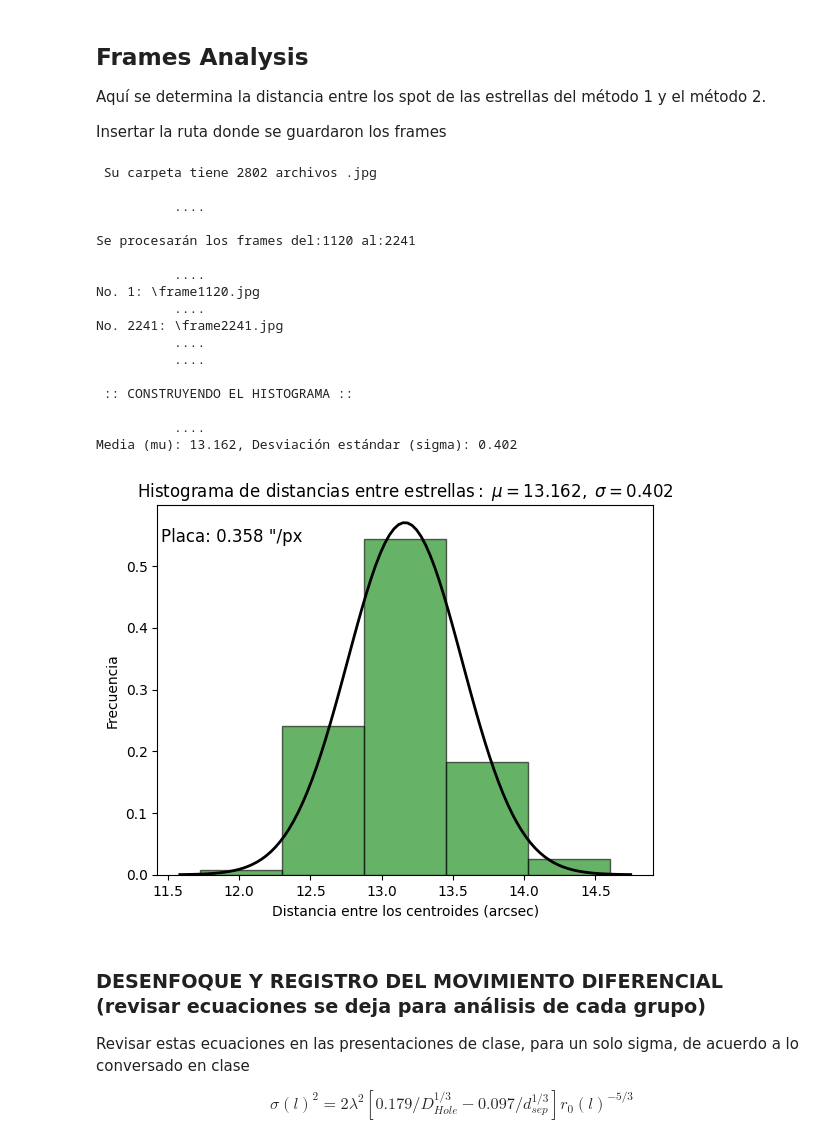
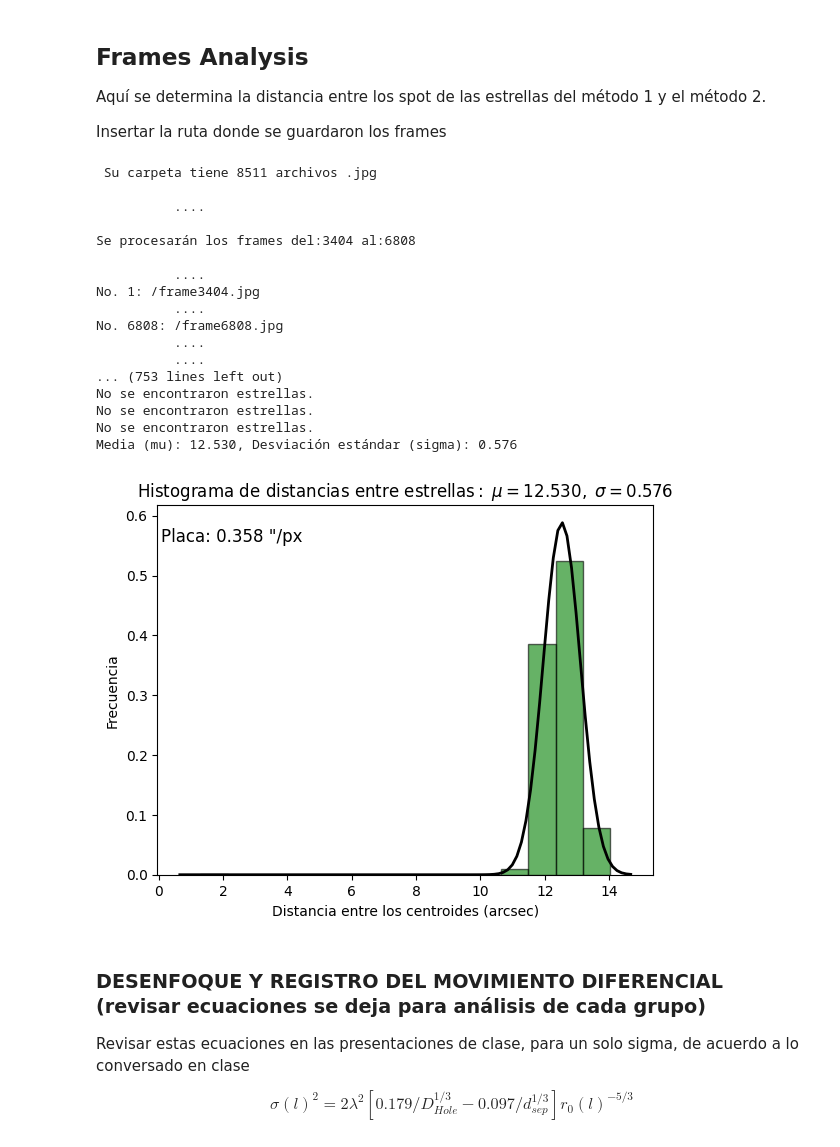
Before and after one commit to juagudeloo/Seeing-OAN, a Jupyter notebook: metodo_1_y_2.ipynb, the cells around one changed output. Saved outputs shown, nothing was run; the diff lists cells and outputs as text; code cells hidden in the pictures.

```diff
--- a/metodo_1_y_2.ipynb
+++ b/metodo_1_y_2.ipynb
@@ -4,6 +4,9 @@
 Esta parte del código requiere la ruta donde se aloja el video, y genera los frames de los videos para el Método 1 y Método 2, no es necesario recortar los videos, o eliminar los frames, el código no procesa los primeros y los últimos frames de cada video.
 
 Solo cambiar la ruta del video
+# %%
+# Cambiar aquí por el nombre del video a analizar
+filename = 'G_3_Altair_290824_22_30_DSC0028_Mascara'
 # %%
 import cv2
 import os
@@ -102,16 +123,16 @@ def identify_stars_and_distance(image_path):
     # Calcular la distancia entre las dos estrellas
     if len(star_centers) == 2:
         pixel_distance = dist.euclidean(star_centers[0], star_centers[1])
+        return(pixel_distance)
     else:
         print("No se encontraron estrellas.")
+        return 0
 
     # Mostrar la imagen con los centros de las estrellas marcados
     #plt.imshow(image, cmap='gray')
     #plt.title(f"Distancia en pixeles: {pixel_distance:.2f}")
     #plt.show()
 
-
-    return(pixel_distance)
 
 # Definir una funcion para extraer el numero del frame dek nombre del archivo
 def extract_frame_number(filename):
@@ -129,11 +150,11 @@ scale_size = 0.358  # segundos de arco por px ('' /px)
 
 """_____________________MAIN_________________________"""
 # Abrir carpeta donde se encuentran los frames del video
-carpeta = r"D:\GitHub\Tecnicas\Seeing\Scripts\data\G-1_vega_270824_21_09_DSC_0019_mascara"
+carpeta = f"data/{filename}"
 
 
 # Busqueda de los archivos .jpg
-archivos = glob.glob(carpeta + r"\*.jpg")
+archivos = glob.glob(carpeta + r"/*.jpg")
 
 # Ordenar los archivos numéricamente por el número de frame en el nombre asi (0, 1, 2, 3, ...)
 archivos.sort(key=extract_frame_number)
@@ -174,57 +195,59 @@ for k in range(start, end):
     distances.append(identify_stars_and_distance(archivos[k])*scale_size)
 
 
-# Guardar las distancias en un archivo llamado out.dat
-np.savetxt("out.dat", distances, fmt="%.6f", header="Distancias entre estrellas (arcsec)")
+# Guardar las distancias en un archivo llamado nombre_del_video.dat
+np.savetxt(f"{filename}.dat", distances, fmt="%.6f", header="Distancias entre estrellas (arcsec)")
 
+distances = np.loadtxt('out.dat')
+distances = distances[np.where(distances!=0)]
 
 # Ajuste de los datos a una distribución normal
 mu, std = norm.fit(distances)
 # Normalizar los valores del histograma
 weights = np.ones_like(distances) / len(distances)
 # Graficar el histograma con las distancias
-count, bins, ignored = plt.hist(distances, weights=weights, bins=5, alpha=0.6, color="g", edgecolor="black")
+count, bins, ignored = plt.hist(distances, weights=weights, bins=15, alpha=0.6, color="g", edgecolor="black")
 
 # Graficar la función de densidad de probabilidad (PDF) ajustada
 xmin, xmax = plt.xlim()
 x = np.linspace(xmin, xmax, 100)
 p = norm.pdf(x, mu, std)
 
 # Normalizar la PDF para que se ajuste al histograma
 bin_width = bins[1] - bins[0]
 p_normalized = p * bin_width  # Ajuste el área de la PDF al histograma
 plt.plot(x, p_normalized, "k", linewidth=2)
 
 
 # Mostrar los valores de mu y sigma
 print(f"Media (mu): {mu:.3f}, Desviación estándar (sigma): {std:.3f}")
 
 
 # Grafico
 plt.title(r"$\mathrm{Histograma\ de\ distancias\ entre\ estrellas:}\ \mu=%.3f,\ \sigma=%.3f$" % (mu, std))
 plt.xlabel("Distancia entre los centroides (arcsec)")
 plt.ylabel("Frecuencia")
 plt.text(0.15, 0.9, f"Placa: {scale_size} \"/px", transform=plt.gca().transAxes, fontsize=12, color='black', ha='center')
 plt.show()
 # %% [output]
- Su carpeta tiene 2802 archivos .jpg
+ Su carpeta tiene 8511 archivos .jpg
 
           ....
 
-Se procesarán los frames del:1120 al:2241
+Se procesarán los frames del:3404 al:6808
 
           ....
-No. 1: \frame1120.jpg
+No. 1: /frame3404.jpg
           ....
-No. 2241: \frame2241.jpg
+No. 6808: /frame6808.jpg
           ....
           ....
-
- :: CONSTRUYENDO EL HISTOGRAMA ::
-
-          ....
-Media (mu): 13.162, Desviación estándar (sigma): 0.402
+... (753 lines left out)
+No se encontraron estrellas.
+No se encontraron estrellas.
+No se encontraron estrellas.
+Media (mu): 12.530, Desviación estándar (sigma): 0.576
-[figure, old version]
+[figure, new version]
 # %% [markdown]
 ### DESENFOQUE Y REGISTRO DEL MOVIMIENTO DIFERENCIAL (revisar ecuaciones se deja para análisis de cada grupo)
 
```
Also changed, not shown: parts of 3 cells of this notebook, 2 other files.
